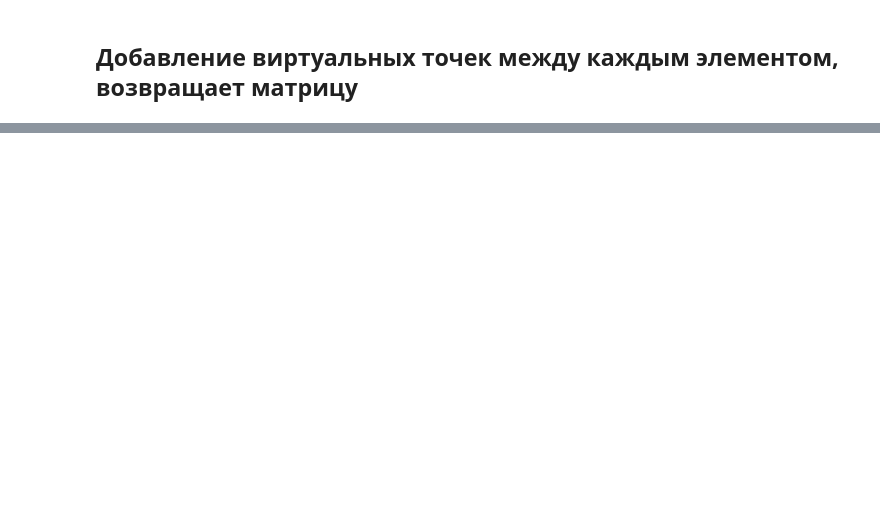
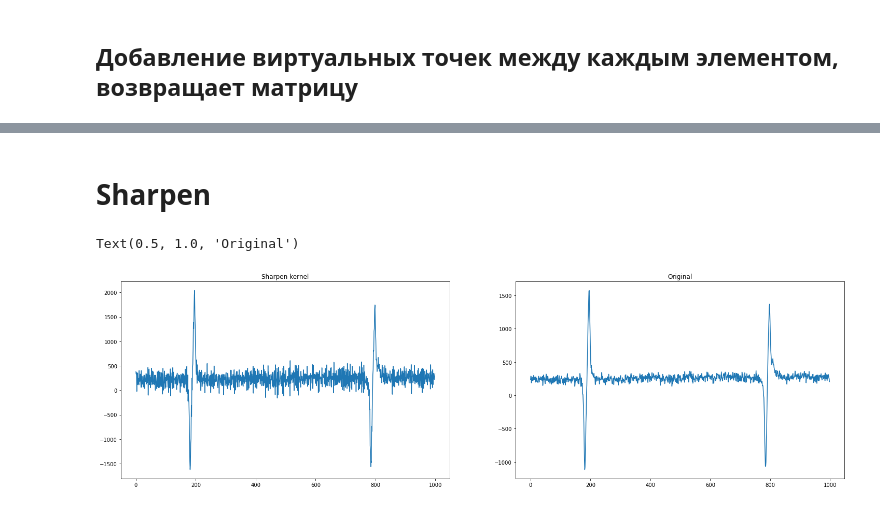
Before and after one commit to smoluakov/Spectrum-processing, a Jupyter notebook: Обработка спектра/Isolated_Functions.ipynb, the cells around one changed output, grey strips where cells are left out. Saved outputs shown, nothing was run; the diff lists cells and outputs as text; code cells hidden in the pictures; blank space fills up the shorter version.

```diff
--- a/Обработка спектра/Isolated_Functions.ipynb
+++ b/Обработка спектра/Isolated_Functions.ipynb
@@ -109,0 +247,14 @@ plt.plot(range(b.shape[0]), sinus_proc(b, 0))
+# %% [markdown]
+# Sharpen
+# %%
+res = ndimage.convolve(a, sharpen, mode='constant', cval=1.0)
+plt.figure(figsize=(25,7))
+plt.subplot(1,2,1)
+plt.plot(range(res.shape[0]), sinus_proc(res, 0))
+plt.title('Sharpen kernel')
+plt.subplot(1,2,2)
+plt.plot(range(res.shape[0]), sinus_proc(a, 0))
+plt.title('Original')
+# %% [output]
+Text(0.5, 1.0, 'Original')
+[figure, added]
```
Also changed, not shown: parts of 65 cells of this notebook.
